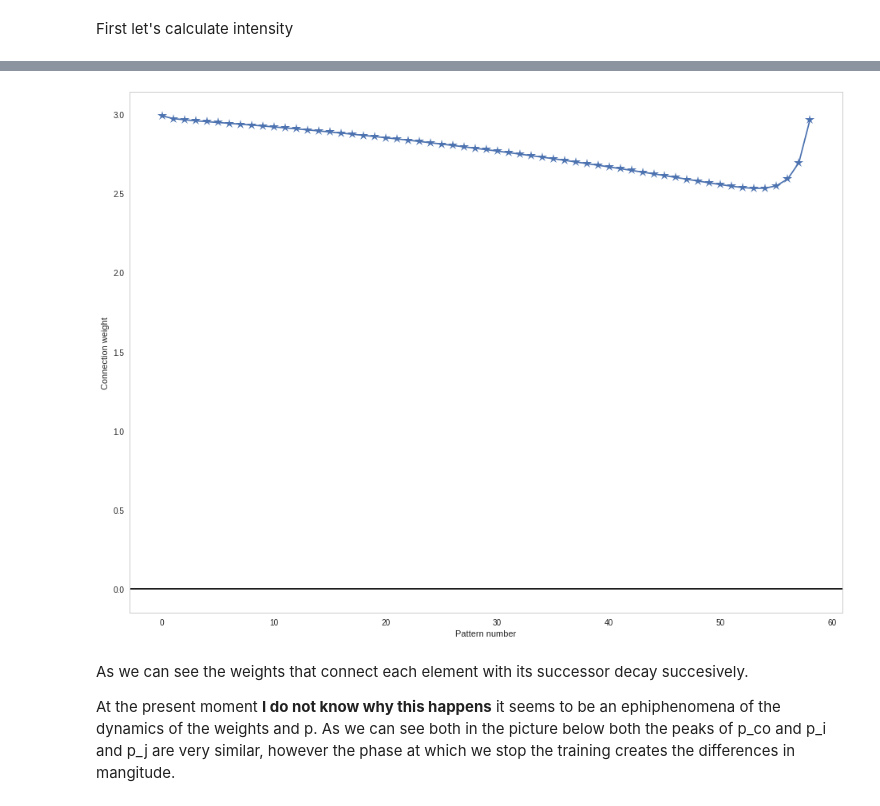
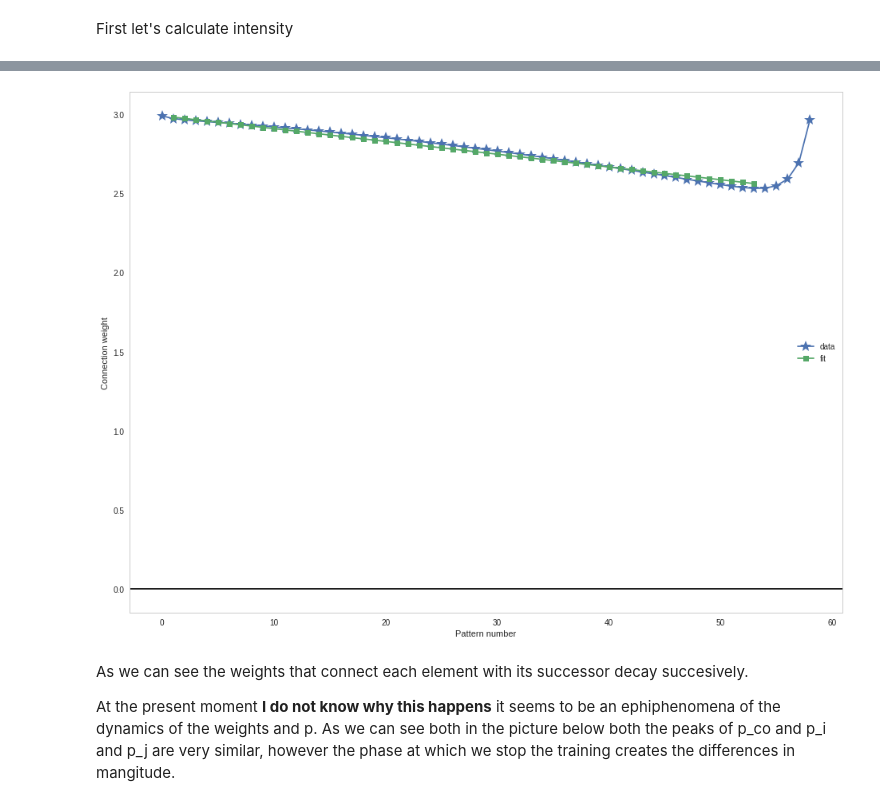
Before and after one commit to h-mayorquin/attractor_sequences, a Jupyter notebook: notebooks/2017-06-04(Study of connectivity matrix I).ipynb, the cells around one changed output, grey strips where cells are left out. Drawn from its saved outputs; the diff is of its cells as text; code cells hidden in the pictures.

```diff
--- a/notebooks/2017-06-04(Study of connectivity matrix I).ipynb
+++ b/notebooks/2017-06-04(Study of connectivity matrix I).ipynb
@@ -128,13 +129,27 @@ print(intensity)
+# %%
+y = np.copy(next_connections[1:-5])
+x = np.arange(1, len(y) + 1, 1)
+x = x[:, np.newaxis]
+y -= intensity
+
+reg = linear.LinearRegression(fit_intercept=False)
+reg.fit(x, y)
+decay = reg.coef_
+
+y_fit = x * decay + intensity
 # %%
 fig = plt.figure(figsize=(16, 12))
 ax = fig.add_subplot(111)
-ax.plot(next_connections, '*-', markersize=13)
+ax.plot(next_connections, '*-', markersize=15, label='data')
+ax.plot(x, y_fit, 's-', label='fit')
 ax.axhline(0, color='k')
+
+ax.legend()
 
 ax.set_xlabel('Pattern number')
 ax.set_ylabel('Connection weight');
 # %% [output]
-[figure, old version]
+[figure, new version]
 # %% [markdown]
 As we can see the weights that connect each element with its successor decay succesively.
 
```
Also changed, not shown: parts of 89 cells of this notebook, 3 other files.
